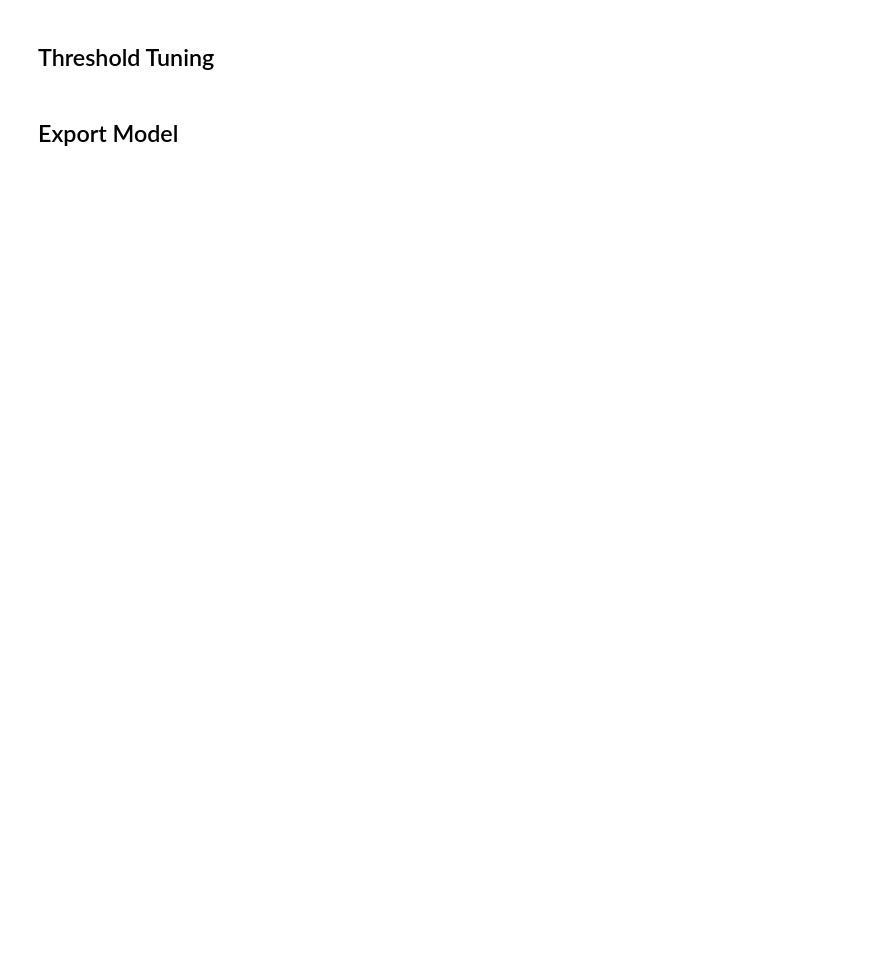
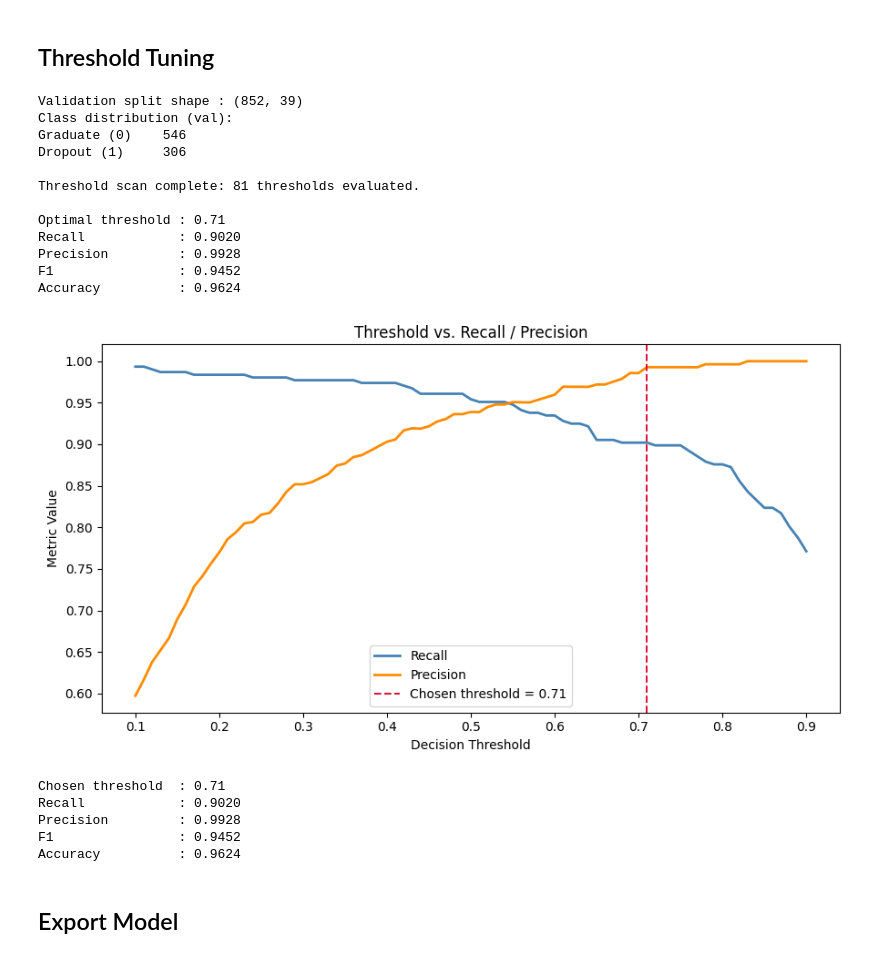
Before and after one commit to Nirmitmistry/Learning-Gap-Prediction, a Jupyter notebook: notebooks/03_modeltraining.ipynb, the cells around one changed output. Cells and saved outputs as stored; diff of their text form; code cells hidden in the pictures; blank space fills up the shorter version.

```diff
--- a/notebooks/03_modeltraining.ipynb
+++ b/notebooks/03_modeltraining.ipynb
@@ -448,7 +532,8 @@ for t in thresholds:
     y_pred_t = (y_proba_val[:, 1] >= t).astype(int)
     r = recall_score(y_val, y_pred_t, pos_label=1)
     p = precision_score(y_val, y_pred_t, pos_label=1, zero_division=0)
-    threshold_results[t] = {'recall': r, 'precision': p}
+    a = accuracy_score(y_val, y_pred_t)
+    threshold_results[t] = {'recall': r, 'precision': p, 'accuracy': a}
 
 print(f'\nThreshold scan complete: {len(threshold_results)} thresholds evaluated.')
 
@@ -463,37 +548,59 @@ else:
 
 threshold_recall    = threshold_results[optimal_threshold]['recall']
 threshold_precision = threshold_results[optimal_threshold]['precision']
+threshold_accuracy  = threshold_results[optimal_threshold]['accuracy']
 threshold_f1 = (
     2 * threshold_precision * threshold_recall
     / (threshold_precision + threshold_recall + 1e-9)
 )
 
 print(f'\nOptimal threshold : {optimal_threshold:.2f}')
 print(f'Recall            : {threshold_recall:.4f}')
 print(f'Precision         : {threshold_precision:.4f}')
 print(f'F1                : {threshold_f1:.4f}')
+print(f'Accuracy          : {threshold_accuracy:.4f}')
 
 # Plot threshold vs. recall / precision
 t_vals     = sorted(threshold_results.keys())
 recalls    = [threshold_results[t]['recall']    for t in t_vals]
 precisions = [threshold_results[t]['precision'] for t in t_vals]
 
 plt.figure(figsize=(9, 5))
 plt.plot(t_vals, recalls,    label='Recall',    color='steelblue',  linewidth=2)
 plt.plot(t_vals, precisions, label='Precision', color='darkorange', linewidth=2)
 plt.axvline(x=optimal_threshold, color='crimson', linestyle='--', linewidth=1.5,
             label=f'Chosen threshold = {optimal_threshold:.2f}')
 plt.title('Threshold vs. Recall / Precision')
 plt.xlabel('Decision Threshold')
 plt.ylabel('Metric Value')
 plt.legend()
 plt.tight_layout()
 plt.show()
 
 print(f'\nChosen threshold  : {optimal_threshold:.2f}')
 print(f'Recall            : {threshold_recall:.4f}')
 print(f'Precision         : {threshold_precision:.4f}')
 print(f'F1                : {threshold_f1:.4f}')
+print(f'Accuracy          : {threshold_accuracy:.4f}')
+# %% [output]
+Validation split shape : (852, 39)
+Class distribution (val):
+Graduate (0)    546
+Dropout (1)     306
+
+Threshold scan complete: 81 thresholds evaluated.
+
+Optimal threshold : 0.71
+Recall            : 0.9020
+Precision         : 0.9928
+F1                : 0.9452
+Accuracy          : 0.9624
+[figure, added]
+Chosen threshold  : 0.71
+Recall            : 0.9020
+Precision         : 0.9928
+F1                : 0.9452
+Accuracy          : 0.9624
 # %% [markdown]
 ## Export Model
 # %%
```
Also changed, not shown: parts of 7 cells of this notebook.
